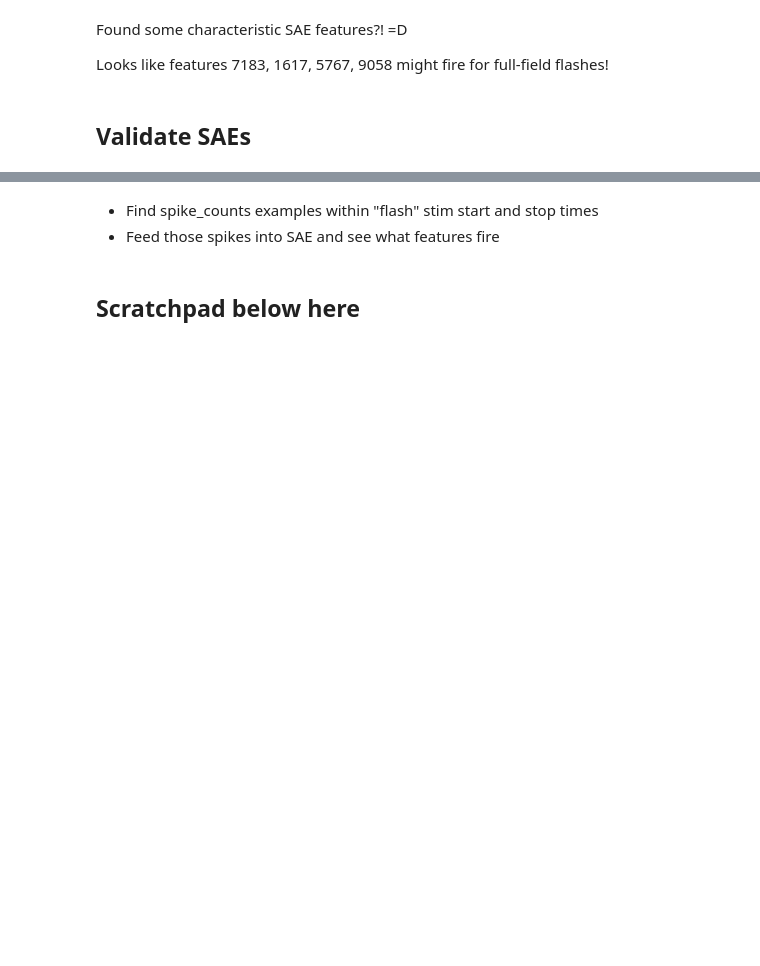
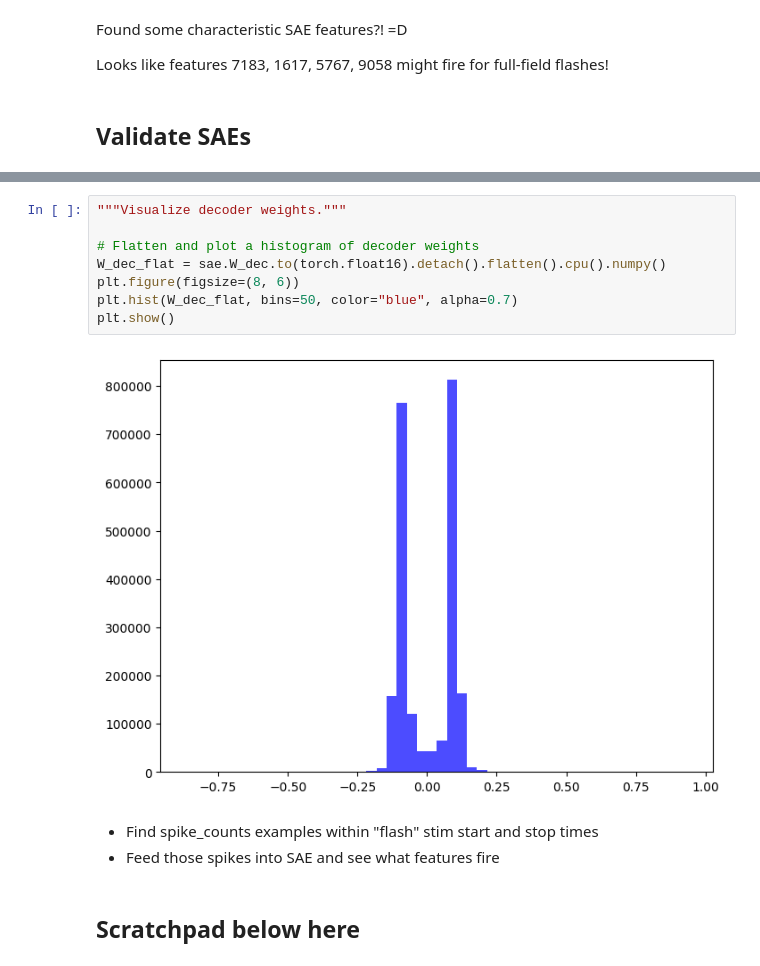
Before and after one commit to jkbhagatio/arena_3.0_course, a Jupyter notebook: playground/mini.ipynb, the cells around one changed output, grey strips where cells are left out. Drawn from its saved outputs; the diff is of its cells as text; blank space fills up the shorter version.

```diff
--- a/playground/mini.ipynb
+++ b/playground/mini.ipynb
@@ -702,3 +826,13 @@ fig.update_layout(
+# %%
+"""Visualize decoder weights."""
+
+# Flatten and plot a histogram of decoder weights
+W_dec_flat = sae.W_dec.to(torch.float16).detach().flatten().cpu().numpy()
+plt.figure(figsize=(8, 6))
+plt.hist(W_dec_flat, bins=50, color="blue", alpha=0.7)
+plt.show()
+# %% [output]
+[figure, added]
 # %% [markdown]
 - Find spike_counts examples within "flash" stim start and stop times
 - Feed those spikes into SAE and see what features fire
```
Also changed, not shown: parts of 14 cells of this notebook.
